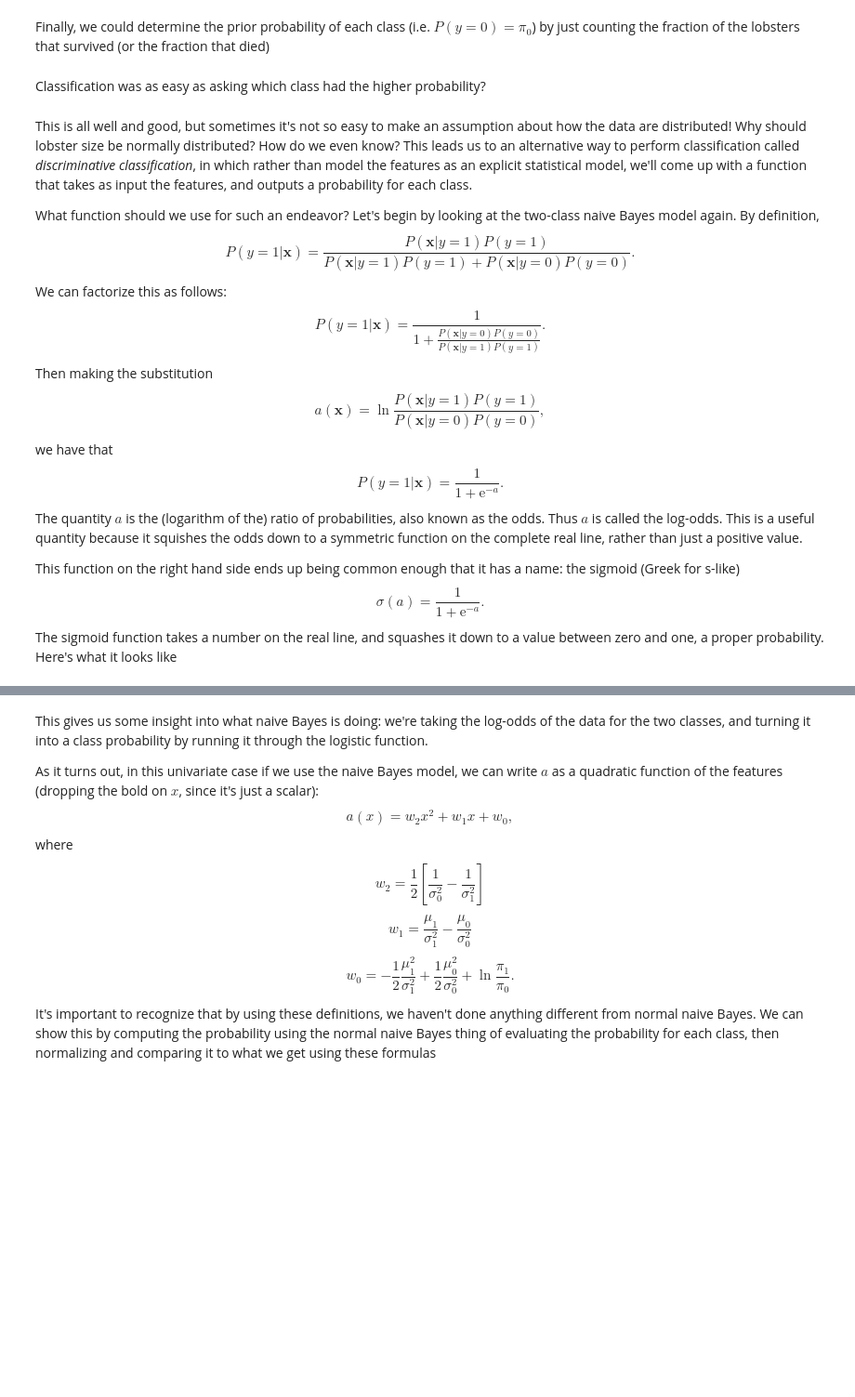
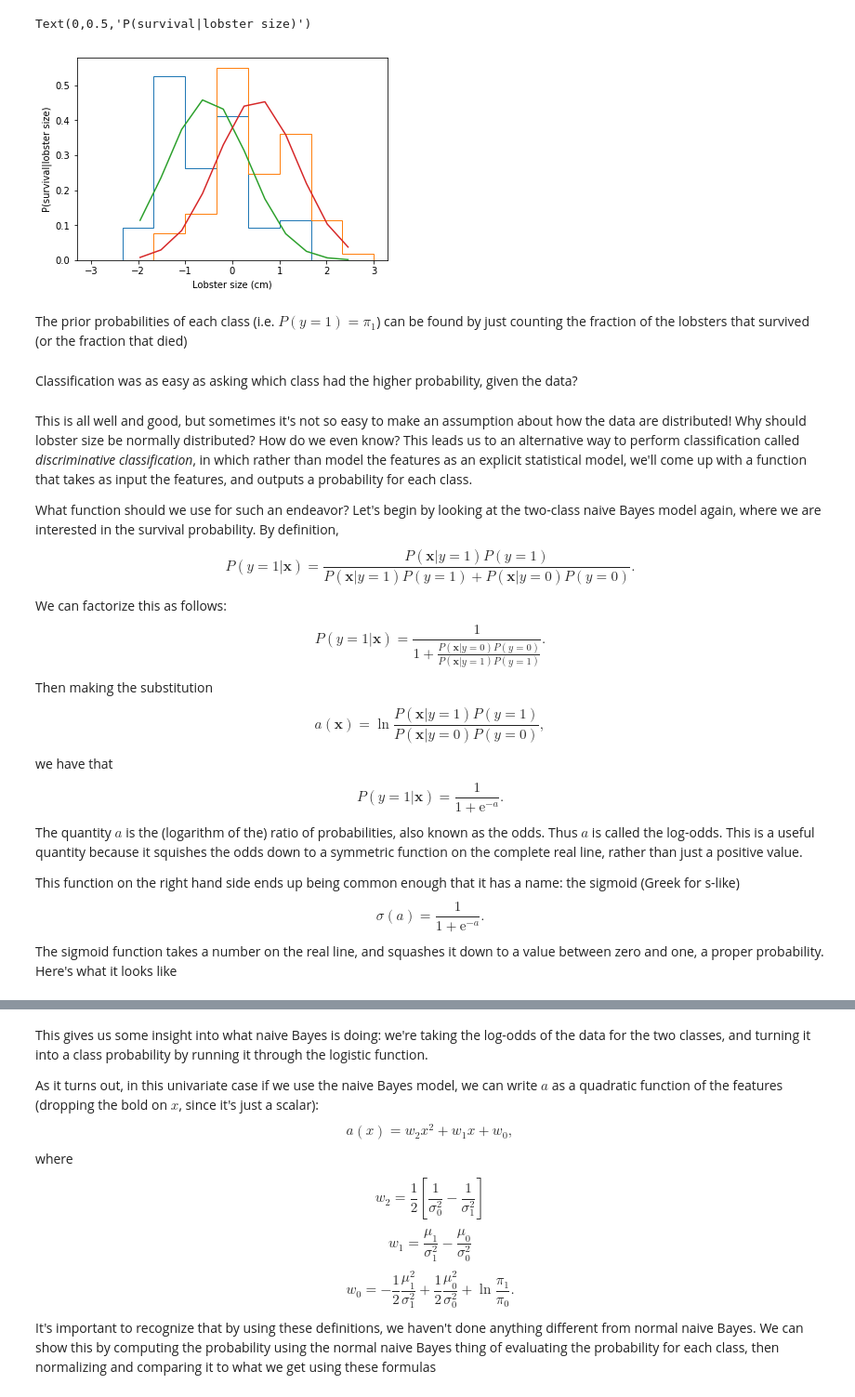
Before and after one commit to UMT-CS447-547-Fall-2018/Lecture_Notes, a Jupyter notebook: 13_Logistic Regression.ipynb, the cells around one changed output, grey strips where cells are left out. Shown: that part at 93% size. Drawn from its saved outputs; the diff is of its cells as text; code cells hidden in the pictures; blank space fills up the shorter version.

```diff
--- a/13_Logistic Regression.ipynb
+++ b/13_Logistic Regression.ipynb
@@ -36,21 +70,24 @@ we fit our model by finding maximum likelihood estimates, which for the mean and
 # %%
-mu_0 = X[y==0].mean()
-mu_1 = X[y==1].mean()
+mu_0 = X[Y==0].mean()
+mu_1 = X[Y==1].mean()
 
-sigma2_0 = np.cov(X[y==0])
-sigma2_1 = np.cov(X[y==1])
+sigma2_0 = np.cov(X[Y==0])
+sigma2_1 = np.cov(X[Y==1])
 
 from scipy.stats import norm
 P_X_given_y1 = norm.pdf(X,mu_0,np.sqrt(sigma2_0))
 P_X_given_y2 = norm.pdf(X,mu_1,np.sqrt(sigma2_1))
 
-plt.hist(X[y==0],np.linspace(-3,3,10),density=True,histtype='step')
-plt.hist(X[y==1],np.linspace(-3,3,10),density=True,histtype='step')
+plt.hist(X[Y==0],np.linspace(-3,3,10),density=True,histtype='step')
+plt.hist(X[Y==1],np.linspace(-3,3,10),density=True,histtype='step')
 plt.plot(X,P_X_given_y1)
 plt.plot(X,P_X_given_y2)
 
 plt.xlabel('Lobster size (cm)')
 plt.ylabel('P(survival|lobster size)')
+# %% [output]
+Text(0,0.5,'P(survival|lobster size)')
+[figure, added]
 # %% [markdown]
-Finally, we could determine the prior probability of each class (i.e. $P(y=0)=\pi_0$) by just counting the fraction of the lobsters that survived (or the fraction that died)
+The prior probabilities of each class (i.e. $P(y=1)=\pi_1$) can be found by just counting the fraction of the lobsters that survived (or the fraction that died)
 # %%
@@ -59,5 +96,5 @@ pi_1 = sum(y==1)/len(y)
 # %% [markdown]
-Classification was as easy as asking which class had the higher probability?
+Classification was as easy as asking which class had the higher probability, given the data?
 # %%
 # What's the probability of survival for a lobster that is half a standard deviation below the mean in size.
 X_new = -0.5
@@ -74,7 +111,7 @@ print("Probability of lobster survival is: ",posterior_1)
 # %% [markdown]
 This is all well and good, but sometimes it's not so easy to make an assumption about how the data are distributed!  Why should lobster size be normally distributed?  How do we even know?  This leads us to an alternative way to perform classification called *discriminative classification*, in which rather than model the features as an explicit statistical model, we'll come up with a function that takes as input the features, and outputs a probability for each class.
 
-What function should we use for such an endeavor?  Let's begin by looking at the two-class naive Bayes model again.  By definition,
+What function should we use for such an endeavor?  Let's begin by looking at the two-class naive Bayes model again, where we are interested in the survival probability.  By definition,
 $$
 P(y=1|\mathbf{x}) = \frac{P(\mathbf{x}|y=1)P(y=1)}{P(\mathbf{x}|y=1)P(y=1) + P(\mathbf{x}|y=0)P(y=0)}.
 $$
```
Also changed, not shown: parts of 8 cells of this notebook, 1 other file.
